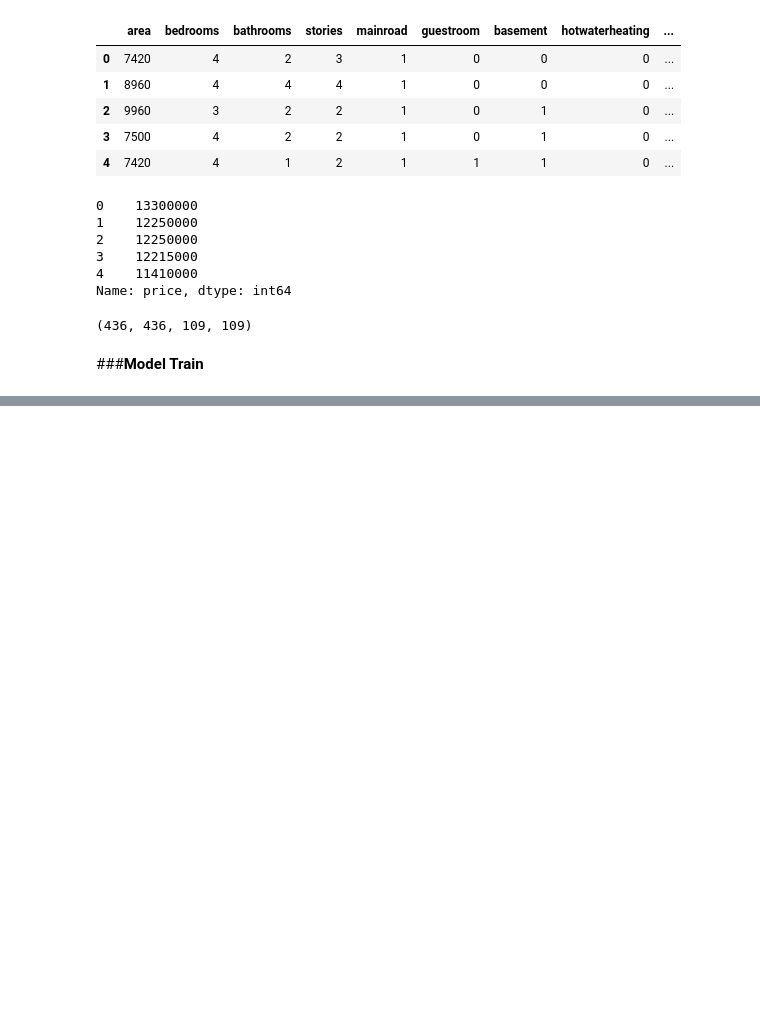
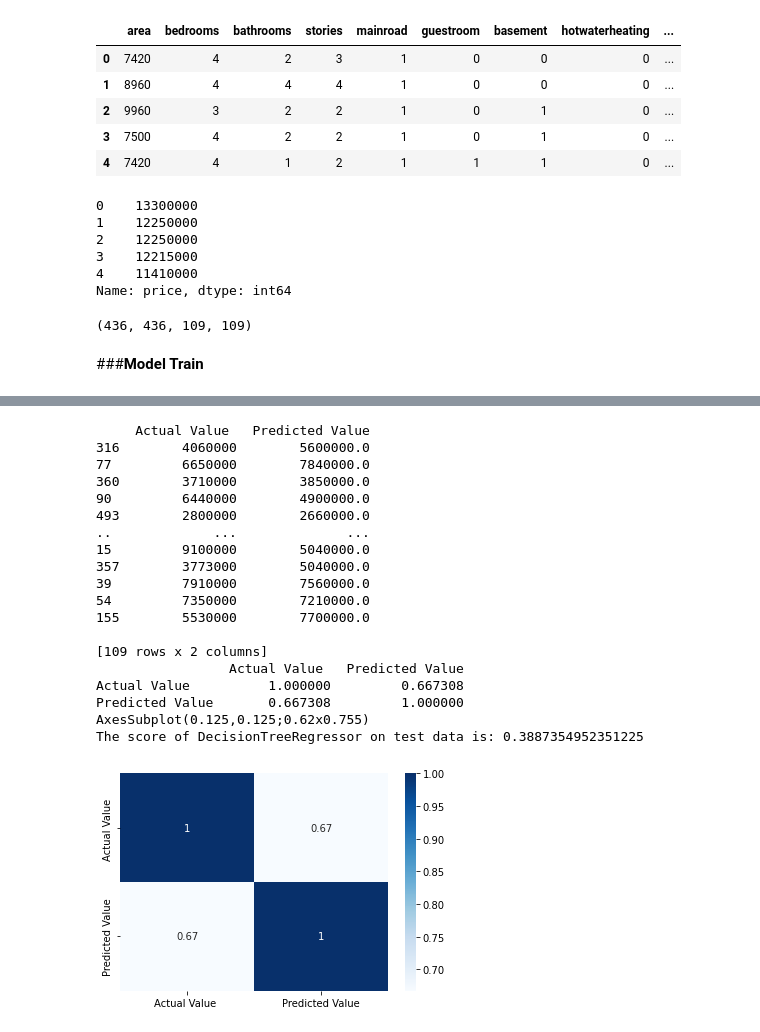
Before and after one commit to het1752/machine-learning, a Jupyter notebook: Housing_price_Prediction.ipynb, the cells around one changed output, grey strips where cells are left out. Cells and saved outputs as stored; diff of their text form; code cells hidden in the pictures; blank space fills up the shorter version.

```diff
--- a/Housing_price_Prediction.ipynb
+++ b/Housing_price_Prediction.ipynb
@@ -378,0 +382,32 @@ plt.scatter(x_test.area,pred_y,color="green")
+# %%
+from sklearn.tree import DecisionTreeRegressor
+model2=DecisionTreeRegressor()
+model2.fit(x_train,y_train)
+pred_y2=model2.predict(x_test)
+pred_df=pd.DataFrame({"Actual Value ":y_test,"Predicted Value":pred_y2})
+print(pred_df)
+print(pred_df.corr())
+print(sns.heatmap(pred_df.corr(),annot=True,cmap="Blues"))
+test_score2 = model2.score(x_test, y_test)
+print("The score of DecisionTreeRegressor on test data is:", test_score2)
+# %% [output]
+     Actual Value   Predicted Value
+316        4060000        5600000.0
+77         6650000        7840000.0
+360        3710000        3850000.0
+90         6440000        4900000.0
+493        2800000        2660000.0
+..             ...              ...
+15         9100000        5040000.0
+357        3773000        5040000.0
+39         7910000        7560000.0
+54         7350000        7210000.0
+155        5530000        7700000.0
+
+[109 rows x 2 columns]
+                 Actual Value   Predicted Value
+Actual Value          1.000000         0.667308
+Predicted Value       0.667308         1.000000
+AxesSubplot(0.125,0.125;0.62x0.755)
+The score of DecisionTreeRegressor on test data is: 0.3887354952351225
+[figure, added]
```
Also changed, not shown: parts of 22 cells of this notebook.
